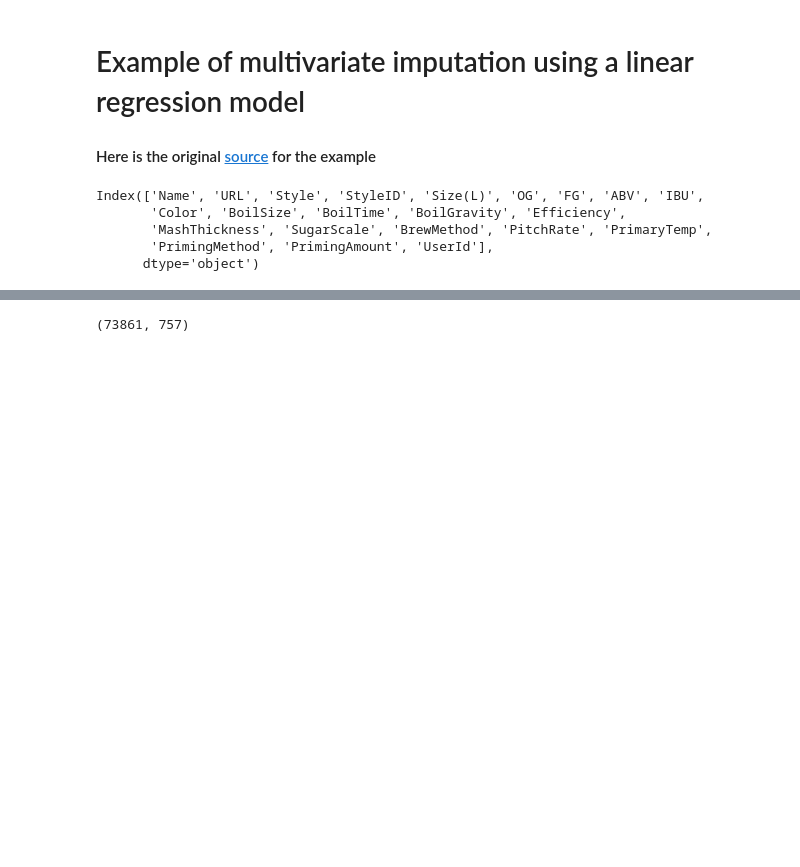
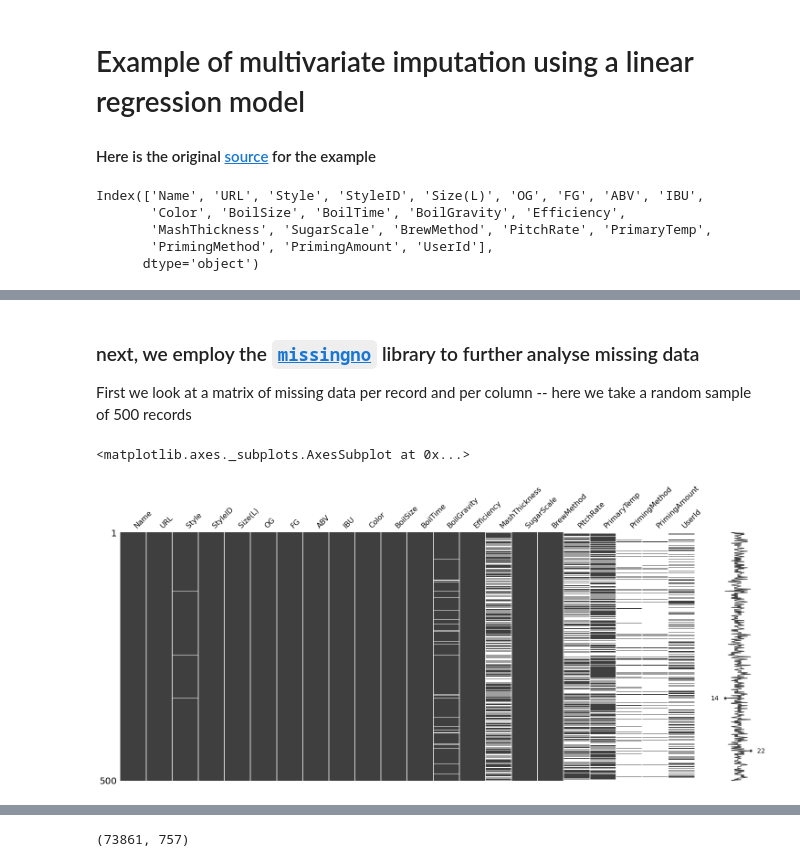
Before and after one commit to sarahj0/CSC3831-2022-23, a Jupyter notebook: IMPUTATION/regression-example/Beer-imputation-example.ipynb, the cells around one changed output, grey strips where cells are left out. Cells and saved outputs as stored; diff of their text form; code cells hidden in the pictures; blank space fills up the shorter version.

```diff
--- a/IMPUTATION/regression-example/Beer-imputation-example.ipynb
+++ b/IMPUTATION/regression-example/Beer-imputation-example.ipynb
@@ -4,7 +6,7 @@
 # %%
 import pandas as pd
 pd.set_option('max_columns', None)
-df = pd.read_csv("../BEERS-dataset/recipeData.csv", encoding='latin-1').set_index("BeerID")
+df = pd.read_csv("https://raw.githubusercontent.com/PaoloMissier/CSC3831-2021-22/main/IMPUTATION/BEERS-dataset/recipeData.csv", na_values = ['N/A'], encoding='latin-1').set_index("BeerID")
 # %%
 df.columns
 # %% [output]
@@ -39,0 +67,10 @@ df.head(50)
+# %% [markdown]
+### next, we employ the [`missingno`](https://github.com/ResidentMario/missingno) library to further analyse missing data
+
+First we look at a matrix of missing data per record and per column -- here we take a random sample of 500 records
+# %%
+%matplotlib inline
+msno.matrix(df.sample(500, random_state=32))
+# %% [output]
+<matplotlib.axes._subplots.AxesSubplot at 0x...>
+[figure, added]
```
Also changed, not shown: parts of 21 cells of this notebook, 1 other file.
